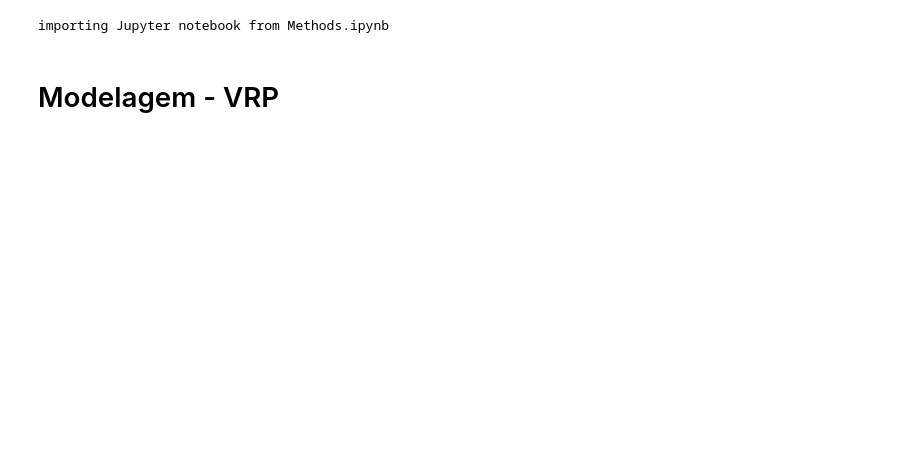
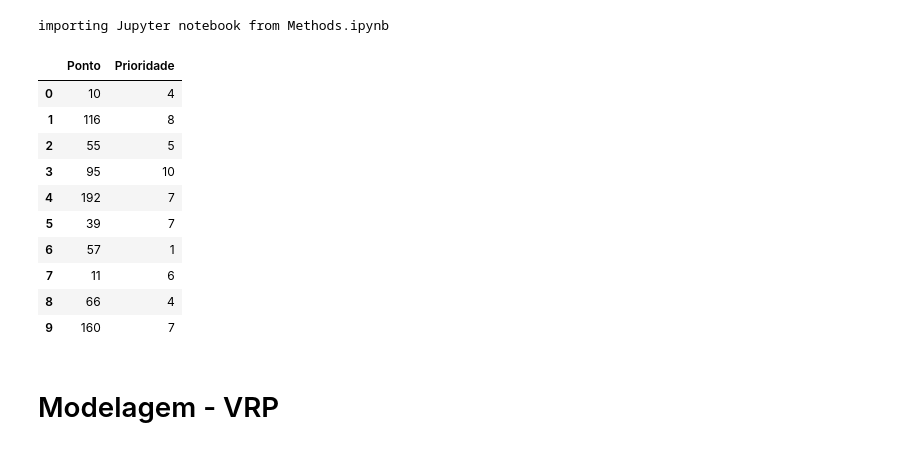
Before and after one commit to ViniciusBragaDiniz/ERP, a Jupyter notebook: Modelo2.ipynb, the cells around one changed output. Saved outputs shown, nothing was run; the diff lists cells and outputs as text; code cells hidden in the pictures; blank space fills up the shorter version.

```diff
--- a/Modelo2.ipynb
+++ b/Modelo2.ipynb
@@ -25,6 +56,20 @@ for i in _DistanceMatrix.index:
     for j in _DistanceMatrix.index:
         if j not in pontos.loc[i][2:].values:
             _DistanceMatrix.loc[i][j]=0
+# %%
+vitimas
+# %% [output]
+|  | Ponto | Prioridade |
+| 0 | 10 | 4 |
+| 1 | 116 | 8 |
+| 2 | 55 | 5 |
+| 3 | 95 | 10 |
+| 4 | 192 | 7 |
+| 5 | 39 | 7 |
+| 6 | 57 | 1 |
+| 7 | 11 | 6 |
+| 8 | 66 | 4 |
+| 9 | 160 | 7 |
 # %% [markdown]
 # Modelagem - VRP
 # %%
```
Also changed, not shown: parts of 33 cells of this notebook, 1 other file.
